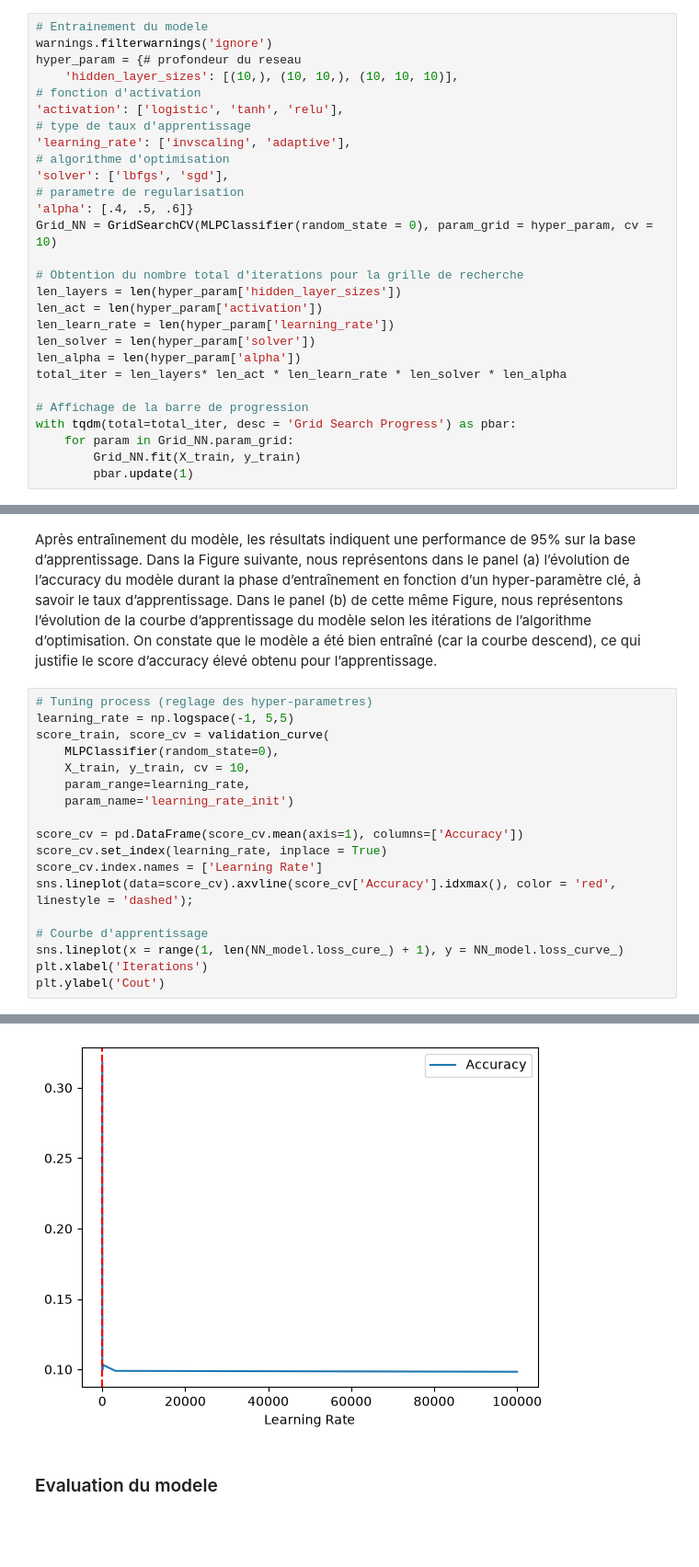
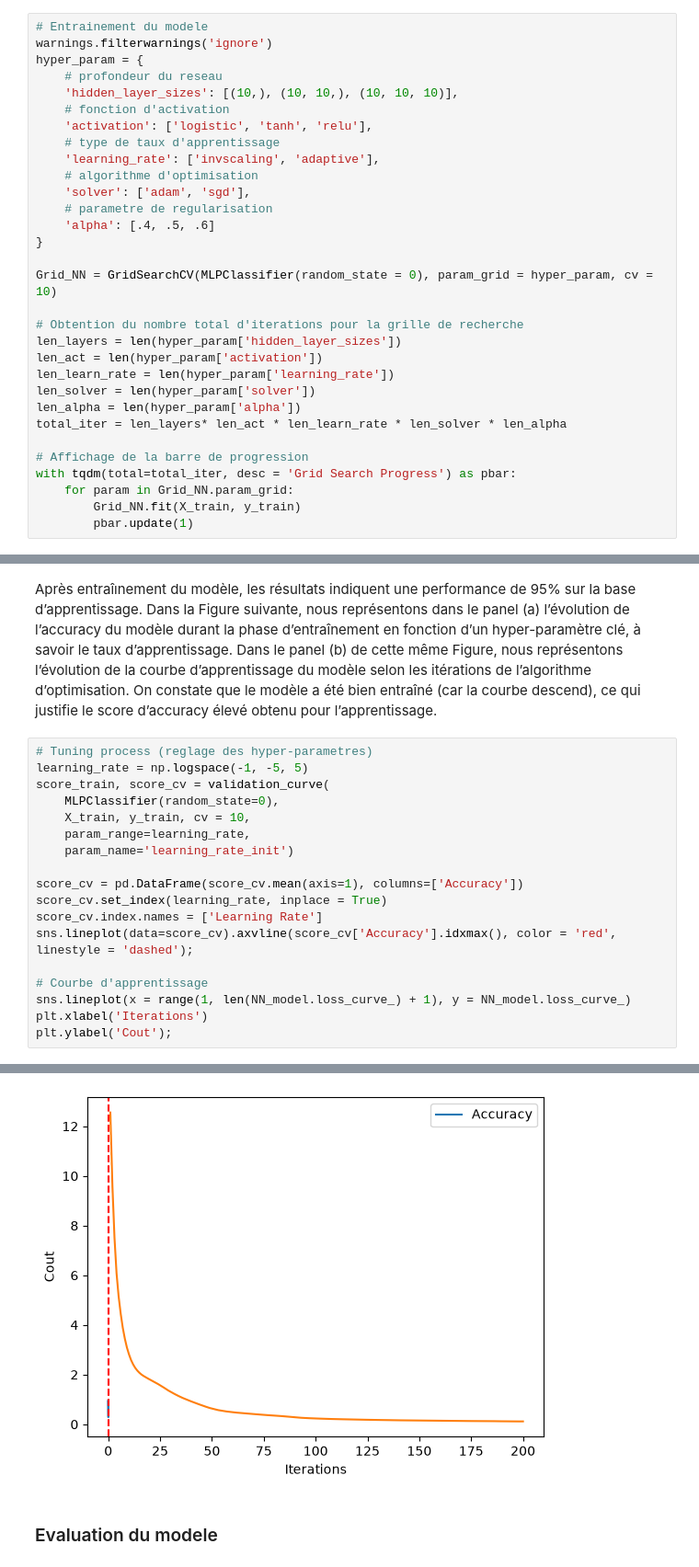
Before and after one commit to Stevencibambo/ai-avancee, a Jupyter notebook: Chapitre-1-Deep-Learning/1_3_Perceptron_multi_couches.ipynb, the cells around one changed output, grey strips where cells are left out. Shown at 92% size. Saved outputs shown, nothing was run; the diff lists cells and outputs as text; blank space fills up the shorter version.

```diff
--- a/Chapitre-1-Deep-Learning/1_3_Perceptron_multi_couches.ipynb
+++ b/Chapitre-1-Deep-Learning/1_3_Perceptron_multi_couches.ipynb
@@ -87,16 +87,19 @@ La fonction GridSearchCV() du package scikit-learn nous permettra de définir de
 # %%
 # Entrainement du modele
 warnings.filterwarnings('ignore')
-hyper_param = {# profondeur du reseau
+hyper_param = {
+    # profondeur du reseau
     'hidden_layer_sizes': [(10,), (10, 10,), (10, 10, 10)],
-# fonction d'activation
-'activation': ['logistic', 'tanh', 'relu'],
-# type de taux d'apprentissage
-'learning_rate': ['invscaling', 'adaptive'],
-# algorithme d'optimisation
-'solver': ['lbfgs', 'sgd'],
-# parametre de regularisation
-'alpha': [.4, .5, .6]}
+    # fonction d'activation
+    'activation': ['logistic', 'tanh', 'relu'],
+    # type de taux d'apprentissage
+    'learning_rate': ['invscaling', 'adaptive'],
+    # algorithme d'optimisation
+    'solver': ['adam', 'sgd'],
+    # parametre de regularisation
+    'alpha': [.4, .5, .6]
+}
+
 Grid_NN = GridSearchCV(MLPClassifier(random_state = 0), param_grid = hyper_param, cv = 10)
 
 # Obtention du nombre total d'iterations pour la grille de recherche
@@ -132,7 +143,7 @@ Dans le panel (b) de cette même Figure, nous représentons l’évolution de la
 On constate que le modèle a été bien entraîné (car la courbe descend), ce qui justifie le score d’accuracy élevé obtenu pour l’apprentissage.
 # %%
 # Tuning process (reglage des hyper-parametres)
-learning_rate = np.logspace(-1, 5,5)
+learning_rate = np.logspace(-1, -5, 5)
 score_train, score_cv = validation_curve(
     MLPClassifier(random_state=0),
     X_train, y_train, cv = 10,
@@ -145,7 +156,7 @@ score_cv.index.names = ['Learning Rate']
 sns.lineplot(data=score_cv).axvline(score_cv['Accuracy'].idxmax(), color = 'red', linestyle = 'dashed');
 
 # Courbe d'apprentissage
-sns.lineplot(x = range(1, len(NN_model.loss_cure_) + 1), y = NN_model.loss_curve_)
+sns.lineplot(x = range(1, len(NN_model.loss_curve_) + 1), y = NN_model.loss_curve_)
 plt.xlabel('Iterations')
-plt.ylabel('Cout')
+plt.ylabel('Cout');
 # %% [output]
@@ -153,4 +163,4 @@ NameError: name 'NN_model' is not defined
-[figure, old version]
+[figure, new version]
 # %% [markdown]
 ### Evaluation du modele
 # %%
```
Also changed, not shown: parts of 4 cells of this notebook, 1 other file.
